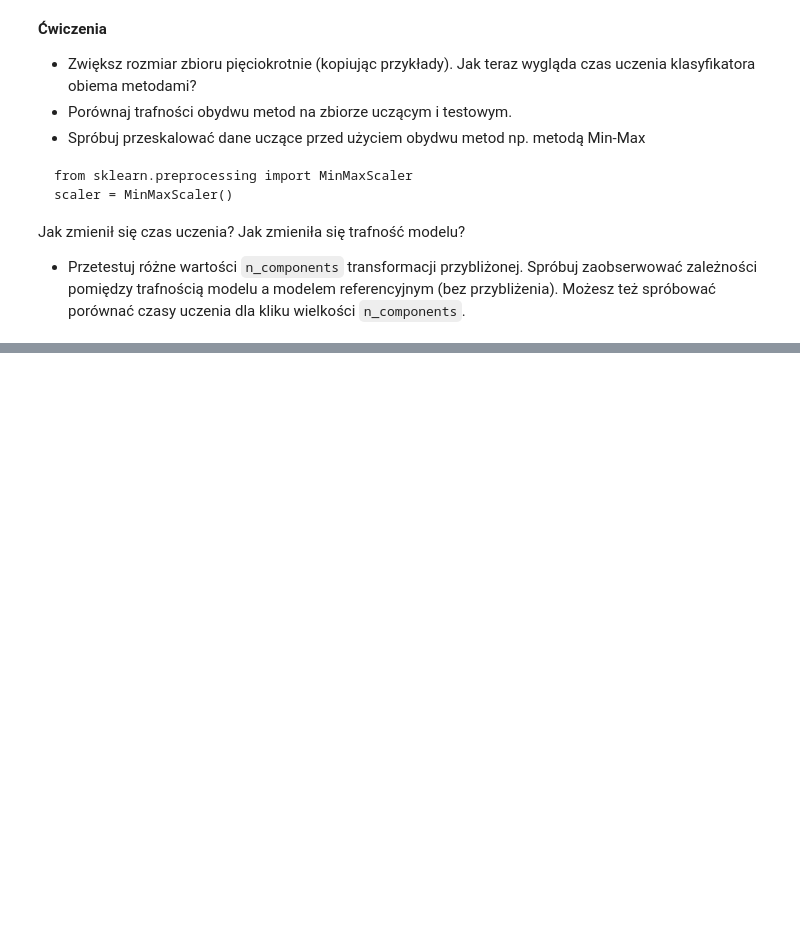
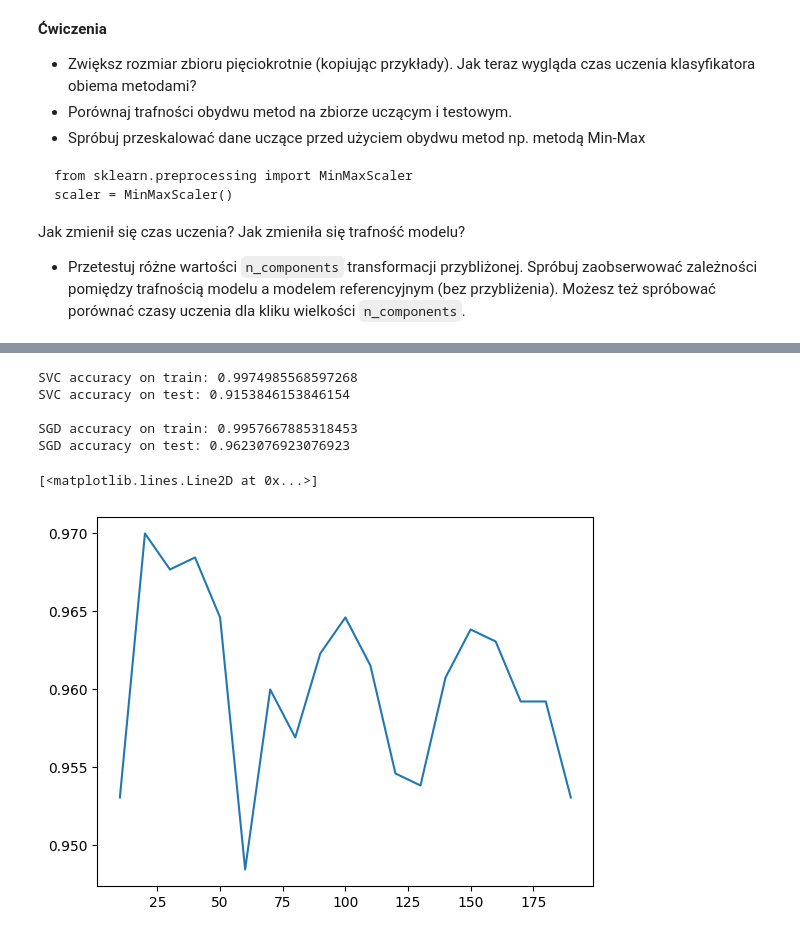
Before and after one commit to marcol13/SUS, a Jupyter notebook: svm/svm.ipynb, the cells around one changed output, grey strips where cells are left out. Saved outputs shown, nothing was run; the diff lists cells and outputs as text; code cells hidden in the pictures; blank space fills up the shorter version.

```diff
--- a/svm/svm.ipynb
+++ b/svm/svm.ipynb
@@ -527,0 +669,10 @@ raise NotImplementedError()
+# %%
+from sklearn.preprocessing import MinMaxScaler
+scaler = MinMaxScaler()
+
+X_tr = scaler.fit_transform(X_tr)
+X_te = scaler.fit_transform(X_te)
+# %%
+%%timeit
+model = SVC()
+model.fit(X_tr, y_tr)
@@ -527,0 +681,5 @@ raise NotImplementedError()
+# %%
+%%timeit
+pipe = Pipeline([('nystroem', Nystroem(kernel='rbf', gamma=1, n_components=100)), ('sgd', SGDClassifier(loss='hinge'))])
+
+pipe.fit(X_tr, y_tr)
@@ -527,0 +688,36 @@ raise NotImplementedError()
+# %%
+model_SVC = SVC()
+model_SVC.fit(X_tr, y_tr)
+
+model_SGD = Pipeline([('nystroem', Nystroem(kernel='rbf', gamma=1, n_components=100)), ('sgd', SGDClassifier(loss='hinge'))])
+model_SGD.fit(X_tr, y_tr)
+
+acc_SVC_train = np.mean(y_tr == model_SVC.predict(X_tr))
+acc_SVC_test = np.mean(y_te == model_SVC.predict(X_te))
+
+acc_SGD_train = np.mean(y_tr == model_SGD.predict(X_tr))
+acc_SGD_test = np.mean(y_te == model_SGD.predict(X_te))
+
+print(f"SVC accuracy on train: {acc_SVC_train}")
+print(f"SVC accuracy on test: {acc_SVC_test}")
+print()
+print(f"SGD accuracy on train: {acc_SGD_train}")
+print(f"SGD accuracy on test: {acc_SGD_test}")
+# %% [output]
+SVC accuracy on train: 0.9974985568597268
+SVC accuracy on test: 0.9153846153846154
+
+SGD accuracy on train: 0.9957667885318453
+SGD accuracy on test: 0.9623076923076923
+# %%
+acc = []
+for i in range(10, 200, 10):
+    model_SGD = Pipeline([('nystroem', Nystroem(kernel='rbf', gamma=1, n_components=i)), ('sgd', SGDClassifier(loss='hinge'))])
+    model_SGD.fit(X_tr, y_tr)
+
+    acc.append(np.mean(y_te == model_SGD.predict(X_te)))
+
+plt.plot(list(range(10,200,10)), acc)
+# %% [output]
+[<matplotlib.lines.Line2D at 0x...>]
+[figure, added]
```
Also changed, not shown: parts of 22 cells of this notebook.
